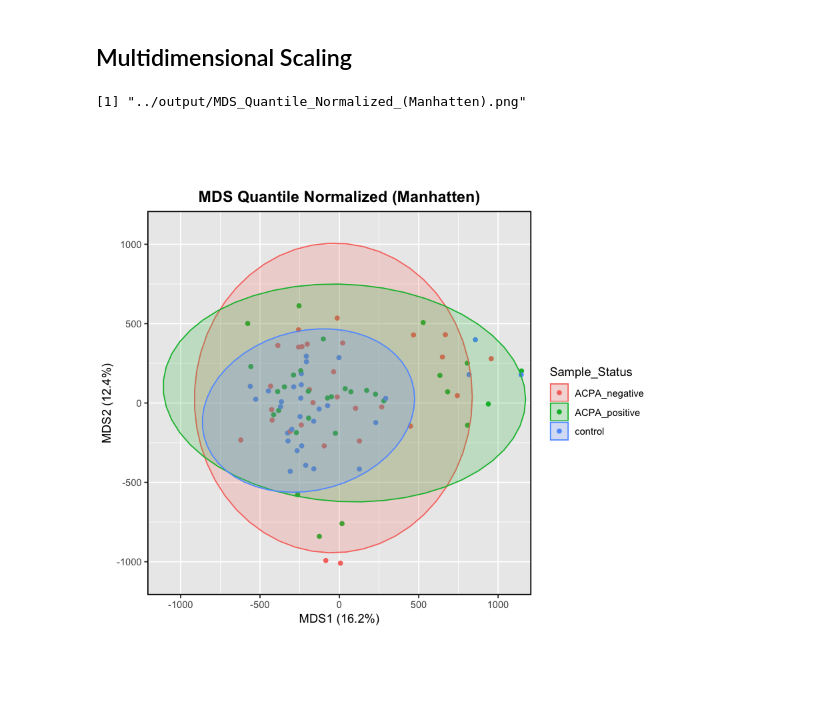
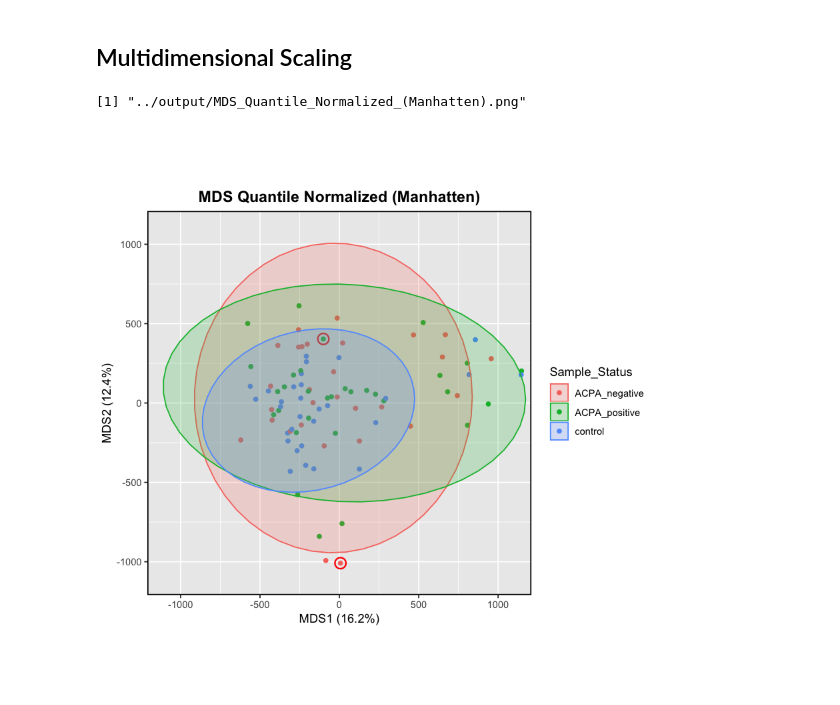
Before and after one commit to danielchang2002/Auto-antibody-Profiling-in-RA, a Jupyter notebook: src/DataVisualization.ipynb, the cells around one changed output. Cells and saved outputs as stored; diff of their text form; code cells hidden in the pictures.

```diff
--- a/src/DataVisualization.ipynb
+++ b/src/DataVisualization.ipynb
@@ -43,8 +49,10 @@ get_y = function(df) {
 # %%
 X_quantile = get_x(data_quantile)
 X_tss = get_x(data_tss)
+id = get_id(data_quantile) # id is the same for both
 y = get_y(data_quantile) # y is the same for both
 head(y)
+head(id)
 # %% [output]
 | Sample_Status |
 | ACPA_positive |
@@ -71,7 +86,7 @@ head(X_tss_sqrt)
 # %% [markdown]
 ## Principal Component Analysis
 # %%
-plot_pca = function(X, y, title, xlim = NULL, ylim = NULL, confidence_level=0.95) {
+plot_pca = function(X, y, id, outliers, title, xlim = NULL, ylim = NULL, confidence_level=0.95) {
     filename = paste(title, ".png", sep="")
     filename = gsub(" ", "_", filename)
 
@@ -88,6 +103,9 @@ plot_pca = function(X, y, title, xlim = NULL, ylim = NULL, confidence_level=0.95
     # create dataframe
     df = as.data.frame(principal_components)
     df['Sample_Status'] = y
+    df['id'] = id
+
+    outlier_df = df[df$id %in% outliers,]
 
     # plot
     location = paste(output_dir, filename, sep="")
@@ -95,6 +113,8 @@ plot_pca = function(X, y, title, xlim = NULL, ylim = NULL, confidence_level=0.95
     png(location, units="in", width=6, height=5, res=300)
         g = ggplot(df, aes(x = PC1, y = PC2, color=Sample_Status)) +
             geom_point() +
+            geom_point(data=outlier_df,
+                pch=21, fill=NA, size=4, colour="red", stroke=1) +
             ggtitle(title) +
             theme(plot.title = element_text(hjust = 0.5, size=14, face="bold"),
                  panel.border = element_rect(colour = "black", fill=NA, size=1)) +
@@ -106,4 +126,8 @@ plot_pca = function(X, y, title, xlim = NULL, ylim = NULL, confidence_level=0.95
     dev.off()
     return(g)
 }
+# %%
+outlier1 = "Case028292"
+outlier2 = "Case028399"
+outliers = c(outlier1, outlier2)
 # %%
@@ -129,7 +153,7 @@ plot_pca(X_tss_asin_sqrt, y, "PCA TSS Arcsine Sqrt Transformed", xlim=c(50, -50)
 # %% [markdown]
 ## Multidimensional Scaling
 # %%
-plot_mds = function(X, y, metric, title, xlim = NULL, ylim = NULL) {
+plot_mds = function(X, y, id, outliers, metric, title, xlim = NULL, ylim = NULL) {
     filename = paste(title, ".png", sep="")
     filename = gsub(" ", "_", filename)
 
@@ -152,12 +176,17 @@ plot_mds = function(X, y, metric, title, xlim = NULL, ylim = NULL) {
     # dataframe for plots
     df = as.data.frame(mds_plot)
     df['Sample_Status'] = y
+    df['id'] = id
+
+    outlier_df = df[df$id %in% outliers,]
 
     location = paste(output_dir, filename, sep="")
     print(location)
     png(location, units="in", width=6, height=5, res=300)
         g = ggplot(df, aes(x = MDS1, y = MDS2, color=Sample_Status)) +
             geom_point() +
+            geom_point(data=outlier_df,
+                pch=21, fill=NA, size=4, colour="red", stroke=1) +
             ggtitle(title) +
             theme(plot.title = element_text(hjust = 0.5, size=14, face="bold"),
                  panel.border = element_rect(colour = "black", fill=NA, size=1)) +
@@ -170,9 +199,9 @@ plot_mds = function(X, y, metric, title, xlim = NULL, ylim = NULL) {
     return(g)
 }
 # %%
-plot_mds(X_quantile, y, "manhattan", "MDS Quantile Normalized (Manhatten)", xlim = c(-1100, 1100),
+plot_mds(X_quantile, y, id, outliers, "manhattan", "MDS Quantile Normalized (Manhatten)", xlim = c(-1100, 1100),
         ylim = c(-1100, 1100))
 # %% [output]
 [1] "../output/MDS_Quantile_Normalized_(Manhatten).png"
-[figure, old version]
+[figure, new version]
 # %%
```
Also changed, not shown: parts of 9 cells of this notebook, 8 other files.
